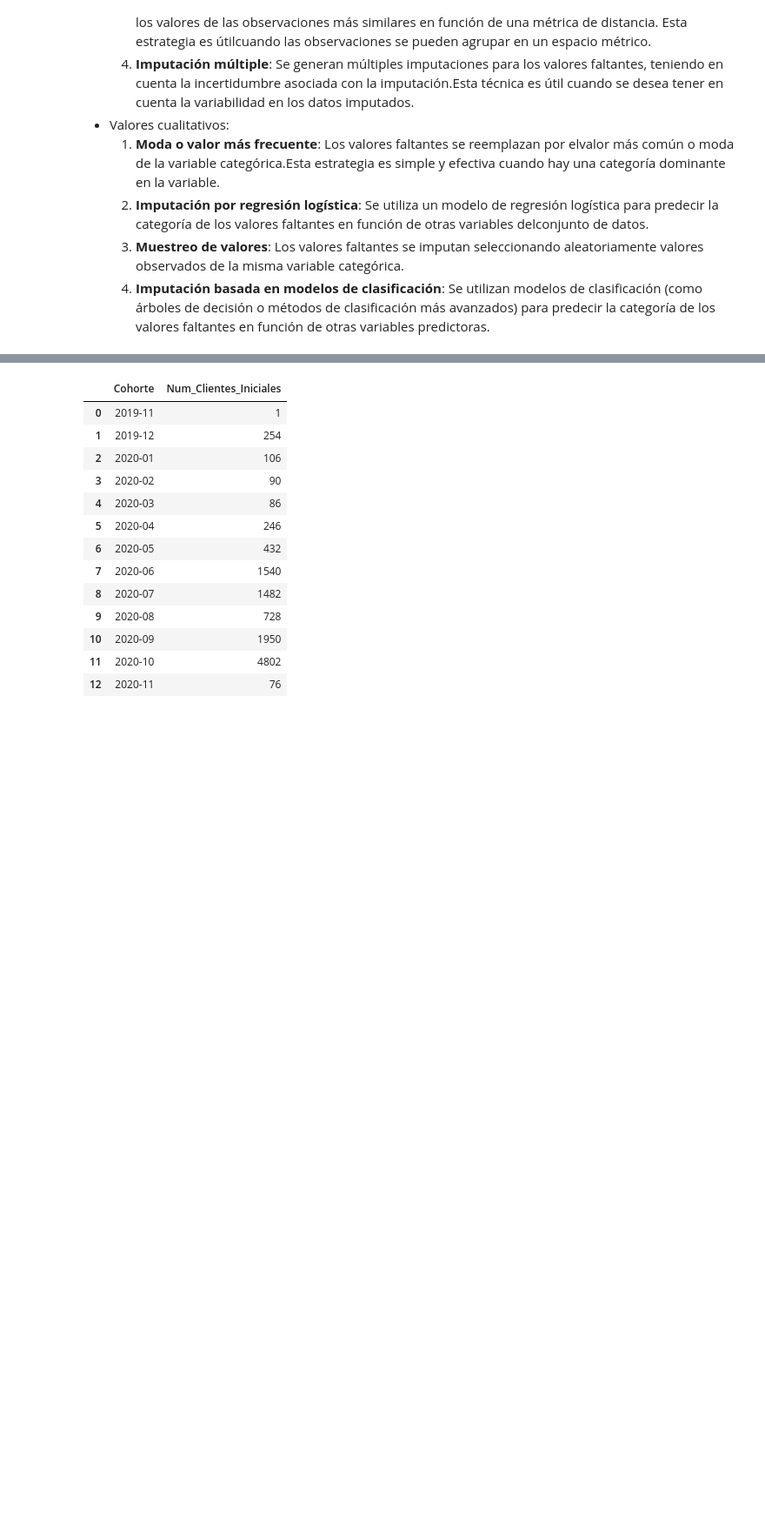
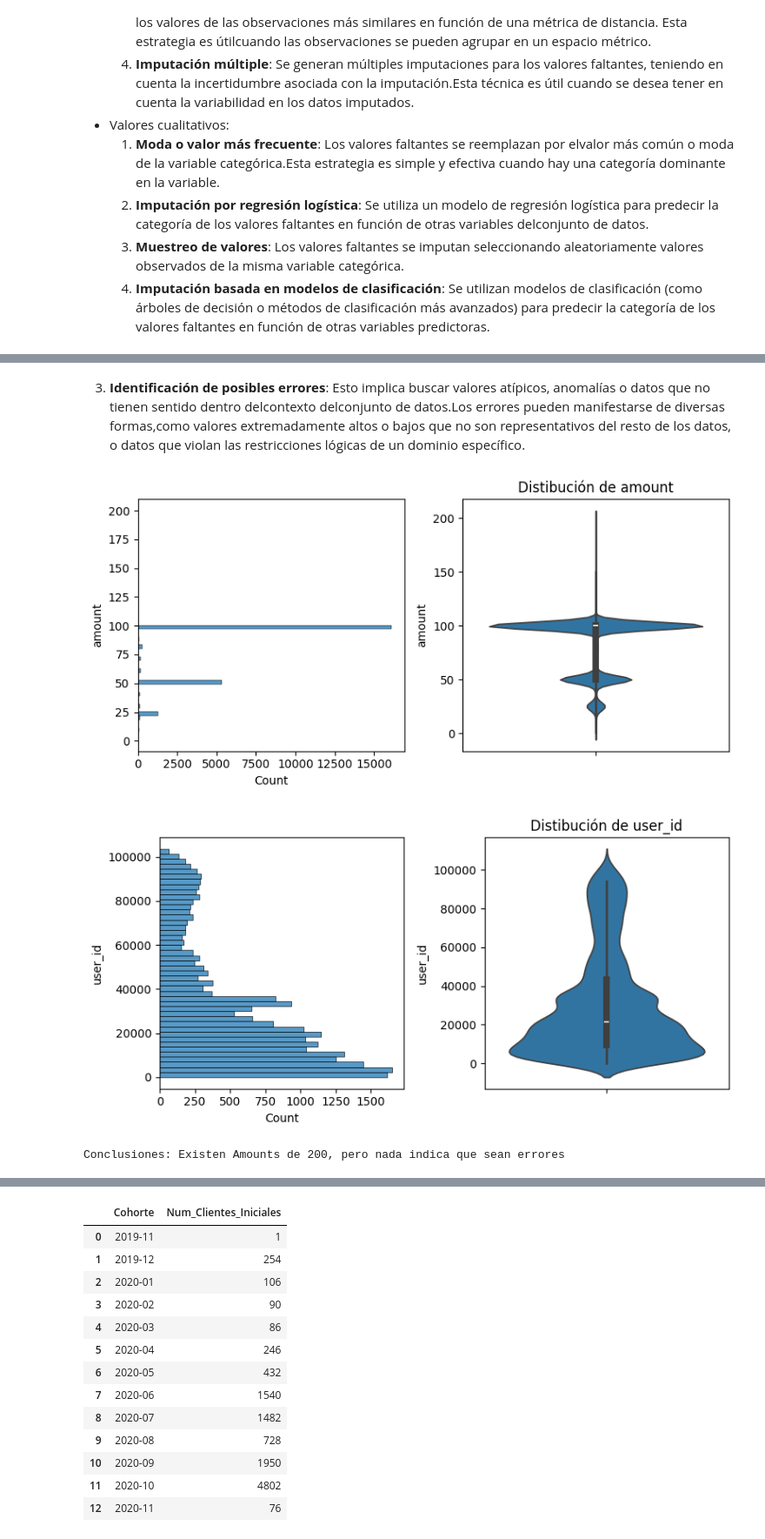
Before and after one commit to germanztz/data-science-uoc-businessPay, a Jupyter notebook: german/1_businessPay_CR_limpieza.ipynb, the cells around one changed output, grey strips where cells are left out. Shown at 87% size. Saved outputs shown, nothing was run; the diff lists cells and outputs as text; code cells hidden in the pictures; blank space fills up the shorter version.

Commit message:
Limpieza CR

```diff
--- a/german/1_businessPay_CR_limpieza.ipynb
+++ b/german/1_businessPay_CR_limpieza.ipynb
@@ -183,3 +178,19 @@ Para llenar valores faltantes en conjuntos de datos tanto cuantitativos como cua
     2. **Imputación por regresión logística**: Se utiliza un modelo de regresión logística para predecir la categoría de los valores faltantes en función de otras variables delconjunto de datos.
     3. **Muestreo de valores**: Los valores faltantes se imputan seleccionando aleatoriamente valores observados de la misma variable categórica.
     4. **Imputación basada en modelos de clasificación**: Se utilizan modelos de clasificación (como árboles de decisión o métodos de clasificación más avanzados) para predecir la categoría de los valores faltantes en función de otras variables predictoras.
+# %%
+# Rellenar valores nulos en 'user_id' usando 'deleted_account_id' (clientes transferidos de cuentas eliminadas)
+cash_request.fillna({"user_id": cash_request["deleted_account_id"]}, inplace=True)
+
+# 2. Estandarización de formatos
+# Convert datetime columns to pandas datetime
+datetime_columns = ['created_at', 'updated_at', 'moderated_at', 'reimbursement_date', 'money_back_date', 'send_at', 'reco_creation', 'reco_last_update']
+for col in datetime_columns:
+    cash_request[col] = pd.to_datetime(cash_request[col], errors='coerce')
+    cash_request[col] = cash_request[col].dt.tz_localize(None)
+
+
+
+# 5. **Limpieza de datos** Eliminar la columna 'deleted_account_id' ya que no es necesaria después de la imputación
+cash_request.drop(columns=["deleted_account_id"], inplace=True)
+cash_request.head()
@@ -185,0 +204,19 @@ Para llenar valores faltantes en conjuntos de datos tanto cuantitativos como cua
+# %% [markdown]
+3. **Identificación de posibles errores**: Esto implica buscar valores atípicos, anomalías o datos que no tienen sentido dentro delcontexto delconjunto de datos.Los errores pueden manifestarse de diversas formas,como valores extremadamente altos o bajos que no son representativos del resto de los datos, o datos que violan las restricciones lógicas de un dominio específico.
+# %%
+columnas_numericas_cr = cash_request.describe().columns.tolist()
+
+for c in ['amount', 'user_id']:
+    fig, axs = plt.subplots(1, 2, figsize=(8, 4))
+    sns.violinplot(y=c, data=cash_request, ax=axs[1])
+    sns.histplot(y=c, data=cash_request, ax=axs[0])
+    plt.title(f'Distibución de {c}')
+    plt.tight_layout()
+    plt.show()
+
+
+print('Conclusiones: Existen Amounts de 200, pero nada indica que sean errores')
+# %% [output]
+[figure, added]
+[figure, added]
+Conclusiones: Existen Amounts de 200, pero nada indica que sean errores
```
Also changed, not shown: parts of 29 cells of this notebook.
